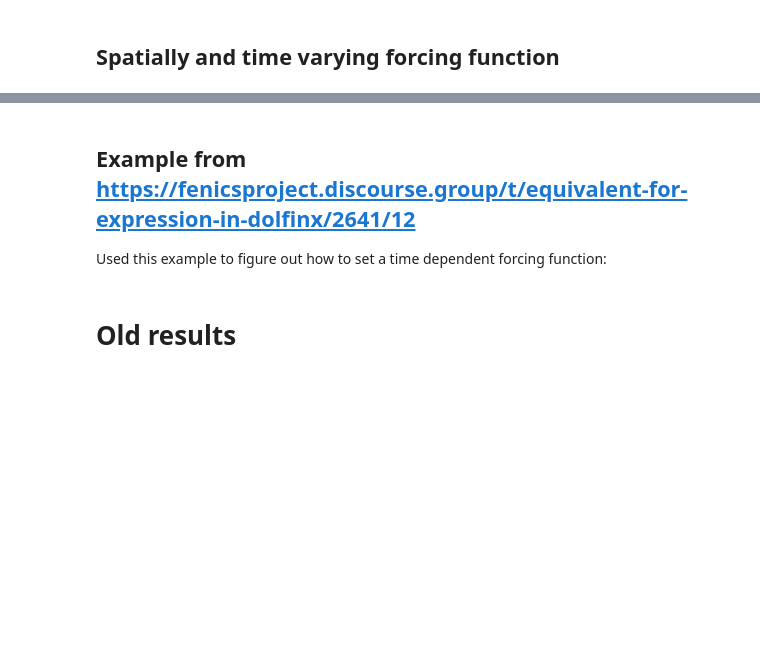
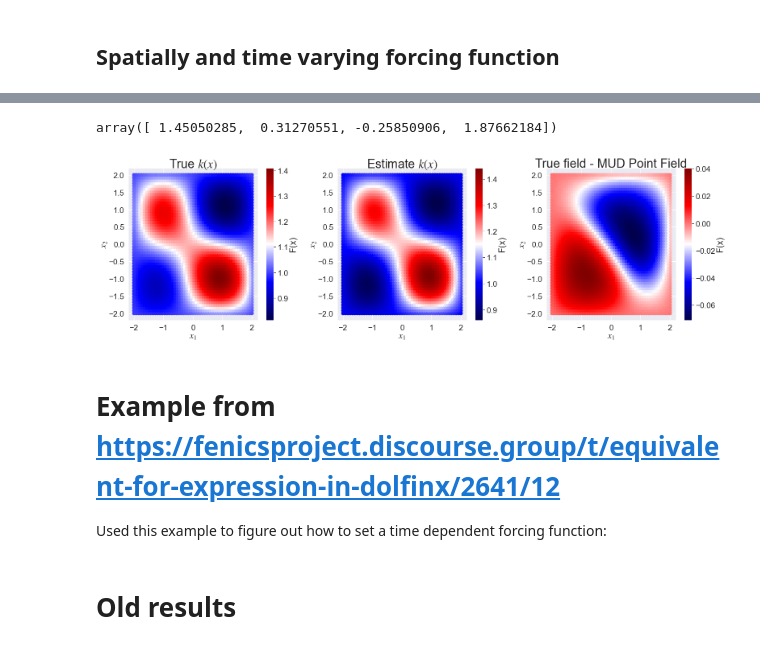
Before and after one commit to UT-CHG/pyDCI, a Jupyter notebook: notebooks/Examples/HeatEquation.ipynb, the cells around one changed output, grey strips where cells are left out. Drawn from its saved outputs; the diff is of its cells as text; code cells hidden in the pictures; blank space fills up the shorter version.

```diff
--- a/notebooks/Examples/HeatEquation.ipynb
+++ b/notebooks/Examples/HeatEquation.ipynb
@@ -296,0 +334,5 @@ Image(url='u_time_forced.gif')
+# %%
+
+num_samples = 100
+pi_in, samples = get_gaussian_initial_samples(hm2, num_samples=num_samples)
+samples.shape
@@ -296,0 +347,6 @@ Image(url='u_time_forced.gif')
+# %%
+from pydci import PCAMUDProblem
+from pydci.utils import get_df
+
+measurements = get_df(hm2.data[-1].dropna(), 'q_lam_obs', hm2.n_sensors)
+measurements, measurements.shape
@@ -296,0 +372,5 @@ Image(url='u_time_forced.gif')
+# %%
+disable_log()
+prob = PCAMUDProblem(hm2.samples[-1], measurements.ravel(), hm2.measurement_noise, pi_in=pi_in)
+prob.solve_it(pca_components=[[0]], pca_splits=10, exp_thresh=1e10)
+prob.result
@@ -297,5 +380,24 @@ Image(url='u_time_forced.gif')
+# %%
+prob.mud_point
+# %% [output]
+array([ 1.45050285,  0.31270551, -0.25850906,  1.87662184])
+# %%
+from matplotlib import pyplot as plt
+
+fig, ax = plt.subplots(1, 3, figsize=(16, 5))
+
+hm2.plot_field(ax=ax[0])
+ax[0].set_title('True $k(x)$')
+hm2.plot_field(field=prob.mud_point, ax=ax[1])
+ax[1].set_title('Estimate $k(x)$')
+hm2.plot_field(diff=prob.mud_point, ax=ax[2])
+ax[2].set_title('True field - MUD Point Field')
+
+fig.tight_layout()
+# %% [output]
+[figure, added]
 # %% [markdown]
-## Example from https://fenicsproject.discourse.group/t/equivalent-for-expression-in-dolfinx/2641/12
+# Example from https://fenicsproject.discourse.group/t/equivalent-for-expression-in-dolfinx/2641/12
 
 Used this example to figure out how to set a time dependent forcing function:
 # %%
```
Also changed, not shown: parts of 12 cells of this notebook, 1 other file.
